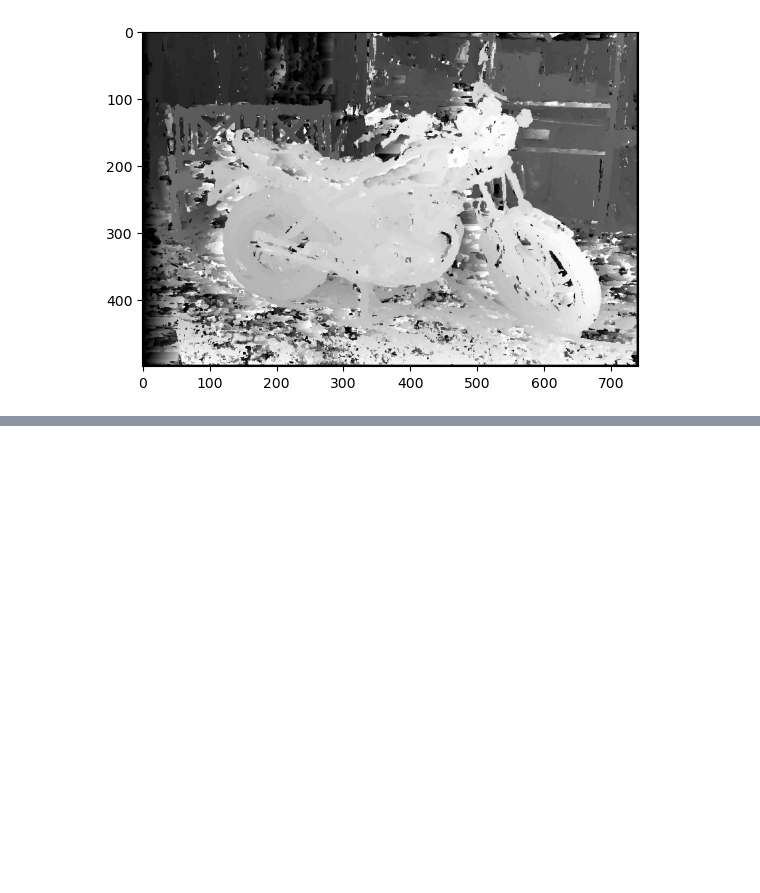
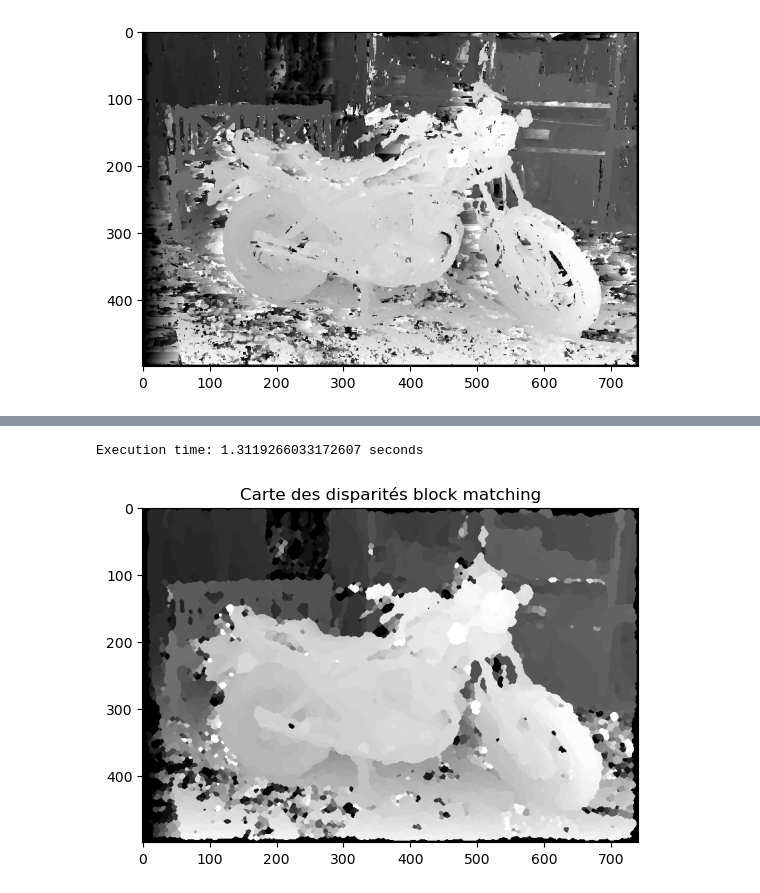
Before and after one commit to RomainFrog/StereoMatching, a Jupyter notebook: blockmatching.ipynb, the cells around one changed output, grey strips where cells are left out. Cells and saved outputs as stored; diff of their text form; code cells hidden in the pictures; blank space fills up the shorter version.

Commit message:
Mode filter OK

```diff
--- a/blockmatching.ipynb
+++ b/blockmatching.ipynb
@@ -31,7 +31,7 @@ def block_matching(Iref, Isearch, N, maxdisp):
 # %%
 Ig, Id, gt = data.stereo_motorcycle()
 maxdisp = 60
-sto = block_matching(rgb2gray(Ig), rgb2gray(Id), 5, maxdisp)
+disp = block_matching(rgb2gray(Ig), rgb2gray(Id), 5, maxdisp)
 plt.imshow(sto, cmap="gray")
 # %% [output]
 <matplotlib.image.AxesImage at 0x...>
@@ -136,12 +39,39 @@ ImportError: cannot import name 'mode' from 'scipy.ndimage' (/home/romain/anacon
+# %%
+# Measure the execution time
+@njit
+def mode_filter(img, N=5):
+    filtered_img = np.zeros_like(img)
+    pas = N//2
+    for i in np.arange(pas,img.shape [0]-pas):
+        for j in np.arange(pas, img.shape [1]-pas):
+            block = img[i-pas:i+pas+1,j-pas:j+pas+1]
+            occ = {val:0 for val in set(block.flatten())}
+            for val in block.flatten():
+                occ[val]+=1
+
+            max_k=0
+            max_val=0
+            for key, value in occ.items():
+                if value > max_val:
+                    max_k=key
+                    max_val=value
+            filtered_img[i,j]=max_k
+    return filtered_img
 # %%
 # test la fonction
 Ig, Id, gt = data.stereo_motorcycle ()
-Iggray = (rgb2gray(Ig)*255).astype('uint8')
-Idgray = (rgb2gray(Id)*255).astype('uint8')
 block_size = 5
 max_disp = 60
-disp = mode_filter(block_matching(Iggray, Idgray, block_size, max_disp), block_size)
+start_time = time.time()
+disp = mode_filter(disp, block_size)
+end_time = time.time()
+
+execution_time = end_time - start_time
+print(f"Execution time: {execution_time} seconds")
 plt. figure ()
 plt. imshow ( disp , cmap = "gray" )
-plt. title ( "Carte des disparités StereoBM" )
+plt. title ( "Carte des disparités block matching" )
 plt.show()
+# %% [output]
+Execution time: 1.3119266033172607 seconds
+[figure, added]
```
Also changed, not shown: parts of 5 cells of this notebook.
